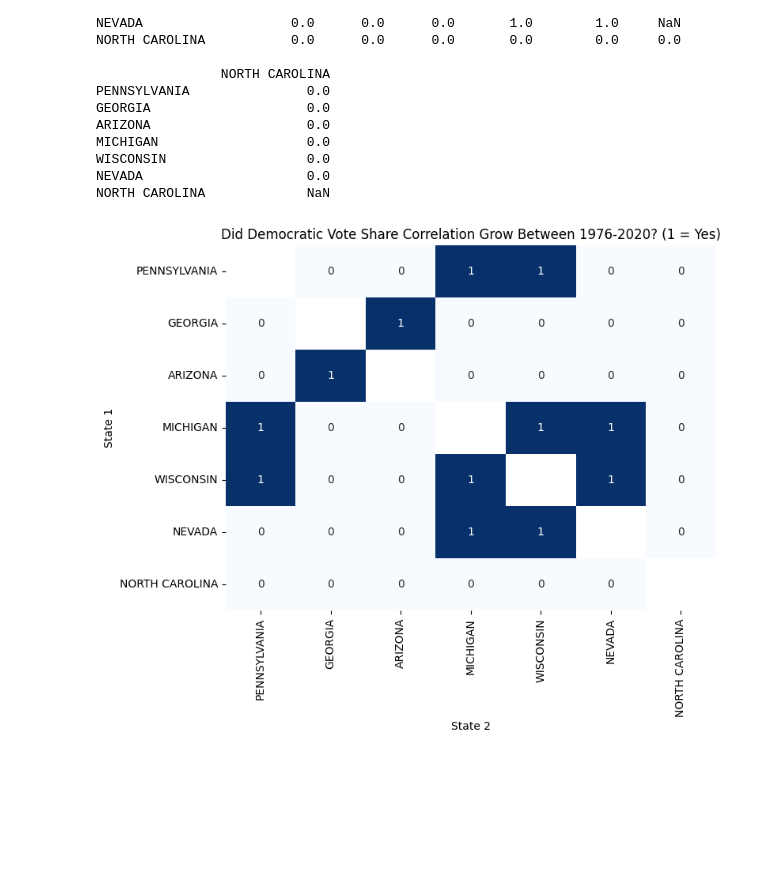
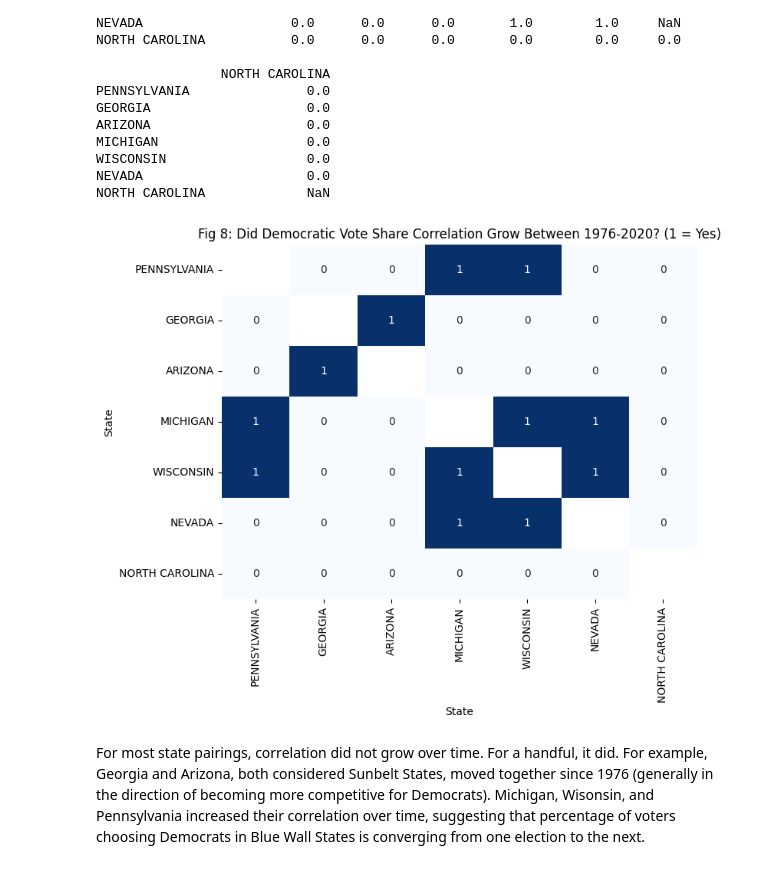
Before and after one commit to voglerdaniel/Elections-Analysis, a Jupyter notebook: code/swing_state_correlations.ipynb, the cells around one changed output. Cells and saved outputs as stored; diff of their text form; code cells hidden in the pictures; blank space fills up the shorter version.

```diff
--- a/code/swing_state_correlations.ipynb
+++ b/code/swing_state_correlations.ipynb
@@ -441,14 +441,16 @@ NORTH CAROLINA             NaN
 # %%
 # Create a heatmap using Seaborn
 plt.figure(figsize=(8, 6))
 sns.heatmap(results_matrix, annot=True, cmap='Blues', cbar=False)
 
 # Add title and labels
-plt.title('Did Democratic Vote Share Correlation Grow Between 1976-2020? (1 = Yes)')
-plt.xlabel('State 2')
-plt.ylabel('State 1')
+plt.title('Fig 8: Did Democratic Vote Share Correlation Grow Between 1976-2020? (1 = Yes)')
+plt.xlabel('State')
+plt.ylabel('State')
 
 # Show the plot
 plt.show()
 # %% [output]
-[figure, old version]
+[figure, new version]
+# %% [markdown]
+For most state pairings, correlation did not grow over time. For a handful, it did. For example, Georgia and Arizona, both considered Sunbelt States, moved together since 1976 (generally in the direction of becoming more competitive for Democrats). Michigan, Wisonsin, and Pennsylvania increased their correlation over time, suggesting that percentage of voters choosing Democrats in Blue Wall States is converging from one election to the next.
```
Also changed, not shown: parts of 2 cells of this notebook.
